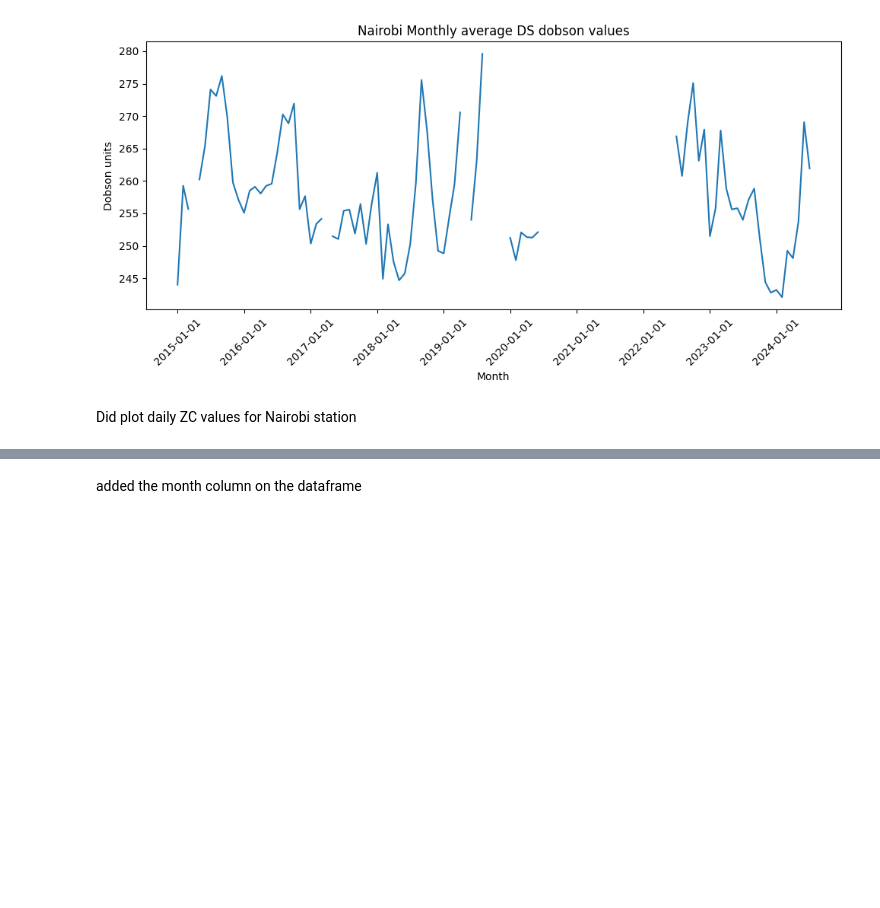
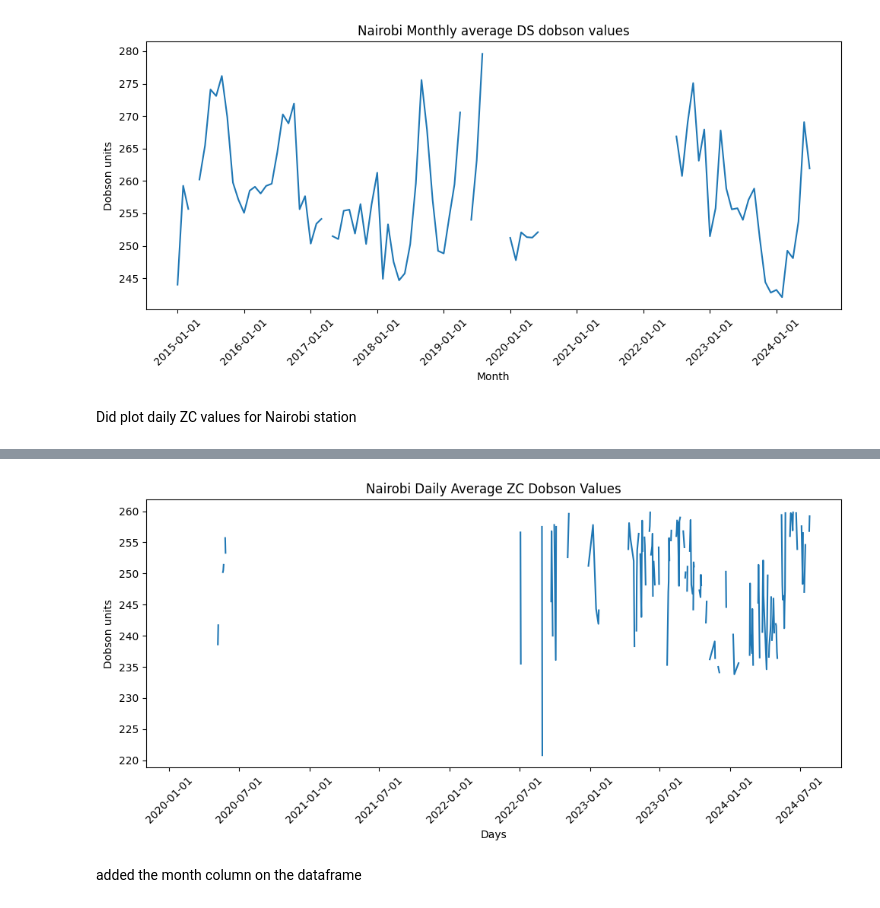
Before and after one commit to syproseodhiambo/DOBSON-DATA, a Jupyter notebook: DATA/meteo.ipynb, the cells around one changed output, grey strips where cells are left out. Saved outputs shown, nothing was run; the diff lists cells and outputs as text; code cells hidden in the pictures; blank space fills up the shorter version.

```diff
--- a/DATA/meteo.ipynb
+++ b/DATA/meteo.ipynb
@@ -25,6 +25,8 @@ df
 1225 rows × 3 columns
 # %% [markdown]
 Filtering out outliers in our dataset
+# %%
+df.columns = df.columns.str.strip()
 # %%
 # Filter based on DS and ZC values using OR, and apply the filter in place
 df.drop(df[(df['DS'] < 240) | (df['DS'] > 285) | (df['ZC'] < 220) | (df['ZC'] > 260)].index, inplace=True)
@@ -223,3 +204,32 @@ plt.show()
+# %%
+# Clean column names (if needed)
+df.columns = df.columns.str.strip()
+
+# Create figure and axes
+fig, ax = plt.subplots(figsize=(10, 5))
+
+# Plot data using the index (DATE is the index)
+ax.plot(df.index, df["ZC"])
+
+# Set axis labels using ax methods
+ax.set_xlabel("Days")
+ax.set_ylabel("Dobson units")
+ax.set_title("Nairobi Daily Average ZC Dobson Values")
+
+# Format the x-axis (since the index is already datetime, we can format it directly)
+ax.xaxis.set_major_formatter(mdates.DateFormatter('%Y-%m-%d'))
+ax.xaxis.set_major_locator(mdates.AutoDateLocator())
+
+# Rotate the x-axis ticks for better readability
+plt.setp(ax.get_xticklabels(), rotation=45)
+
+# Adjust layout to make sure labels don't get cut off
+fig.tight_layout()
+
+# Show the plot
+plt.show()
+# %% [output]
+[figure, added]
 # %% [markdown]
 added the month column on the dataframe
 # %%
```
Also changed, not shown: parts of 4 cells of this notebook.
